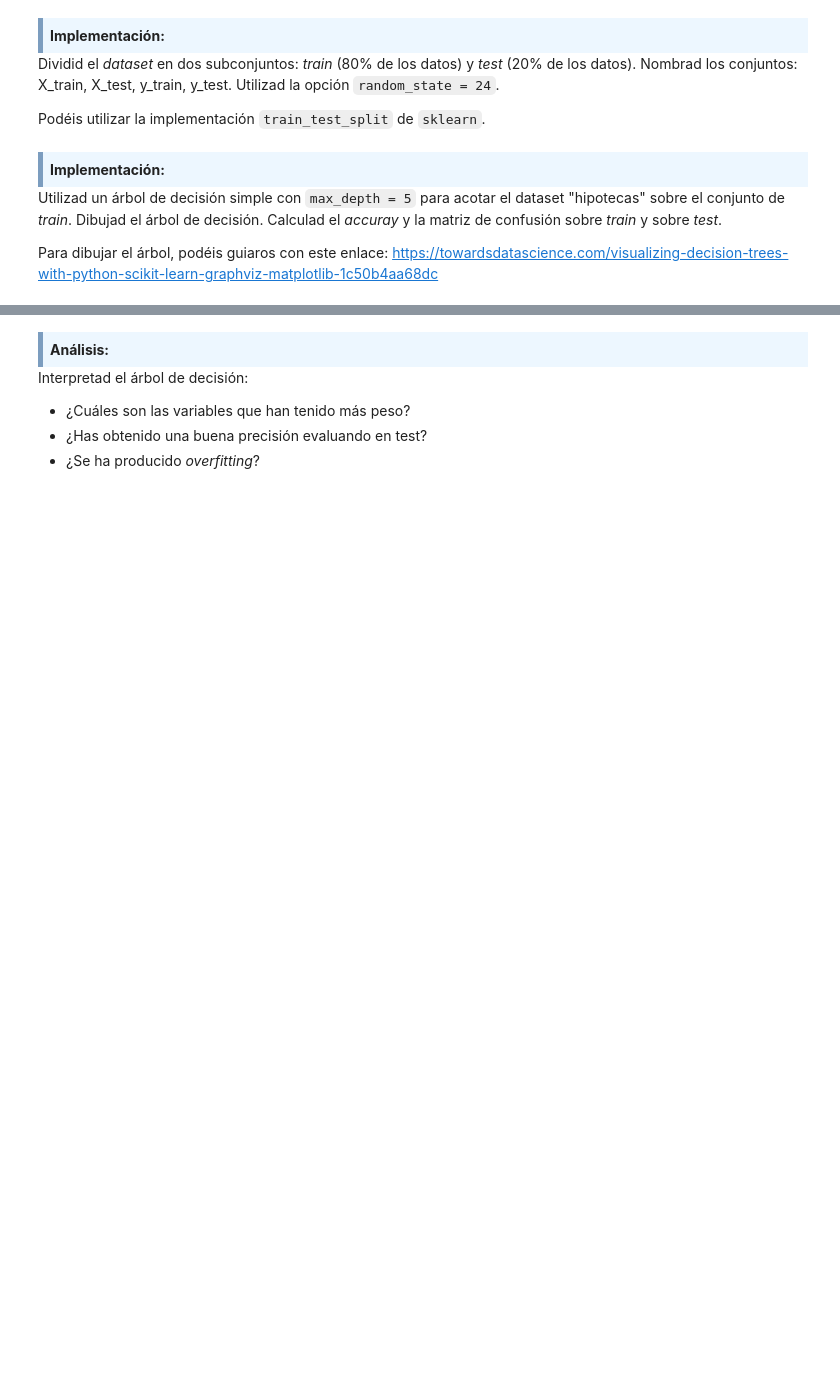
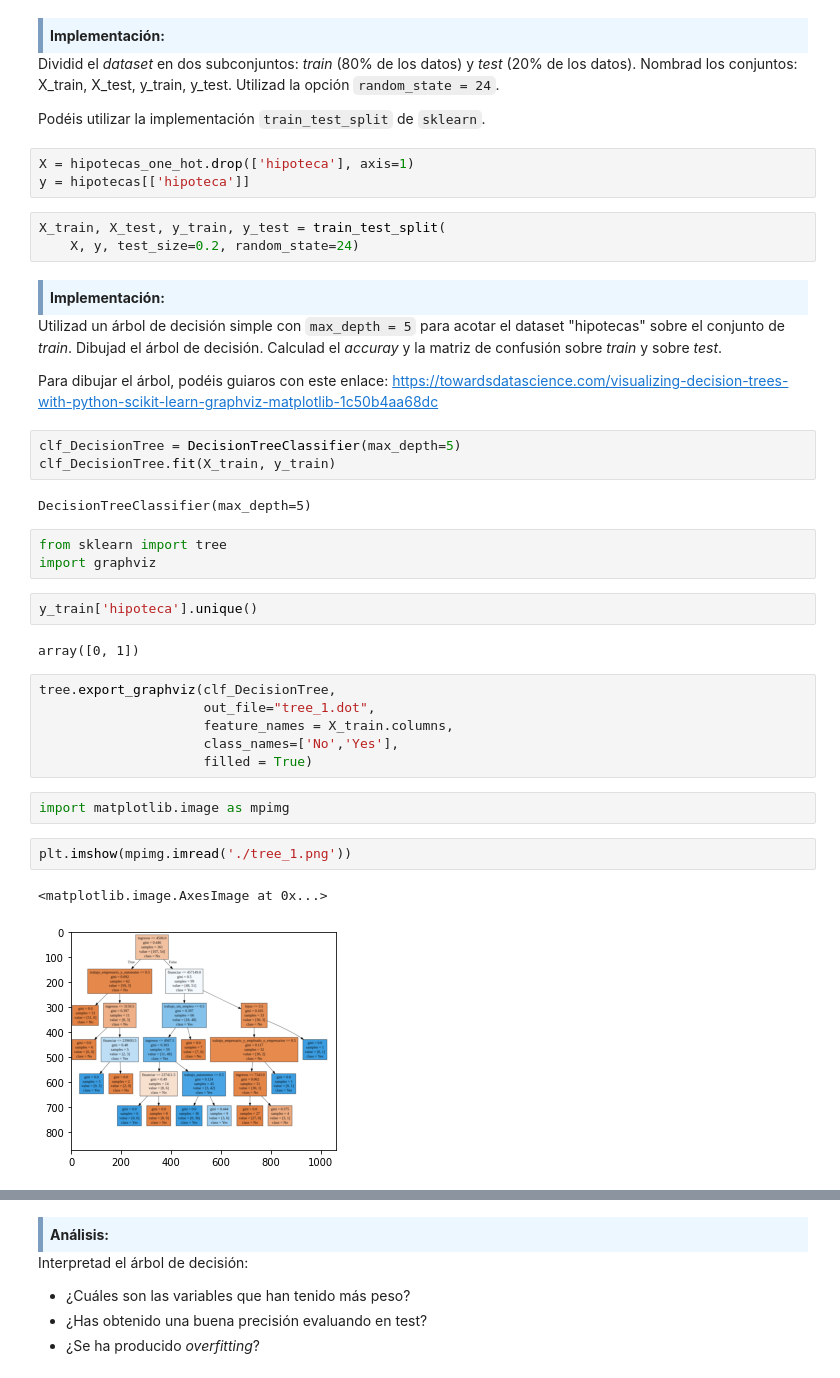
Before and after one commit to franjmelchor/MAMD_PEC3, a Jupyter notebook: code/20202_M2.855_PEC3_Enunciado.ipynb, the cells around one changed output, grey strips where cells are left out. Cells and saved outputs as stored; diff of their text form; blank space fills up the shorter version.

```diff
--- a/code/20202_M2.855_PEC3_Enunciado.ipynb
+++ b/code/20202_M2.855_PEC3_Enunciado.ipynb
@@ -830,6 +1047,12 @@ Para empezar, separamos el dataset entre _train_ y _test_.
 Dividid el _dataset_ en dos subconjuntos: _train_ (80% de los datos) y _test_ (20% de los datos). Nombrad los conjuntos: X_train, X_test, y_train, y_test. Utilizad la opción `random_state = 24`.
 
 Podéis utilizar la implementación `train_test_split` de `sklearn`.
+# %%
+X = hipotecas_one_hot.drop(['hipoteca'], axis=1)
+y = hipotecas[['hipoteca']]
+# %%
+X_train, X_test, y_train, y_test = train_test_split(
+    X, y, test_size=0.2, random_state=24)
 # %% [markdown]
 <div style="background-color: #EDF7FF; border-color: #7C9DBF; border-left: 5px solid #7C9DBF; padding: 0.5em;">
 <strong>Implementación:</strong>
@@ -838,3 +1061,28 @@ Podéis utilizar la implementación `train_test_split` de `sklearn`.
 Utilizad un árbol de decisión simple con `max_depth = 5` para acotar el dataset "hipotecas" sobre el conjunto de _train_. Dibujad el árbol de decisión. Calculad el _accuray_ y la matriz de confusión sobre _train_ y sobre _test_.
 
 Para dibujar el árbol, podéis guiaros con este enlace: https://towardsdatascience.com/visualizing-decision-trees-with-python-scikit-learn-graphviz-matplotlib-1c50b4aa68dc
+# %%
+clf_DecisionTree = DecisionTreeClassifier(max_depth=5)
+clf_DecisionTree.fit(X_train, y_train)
+# %% [output]
+DecisionTreeClassifier(max_depth=5)
+# %%
+from sklearn import tree
+import graphviz
+# %%
+y_train['hipoteca'].unique()
+# %% [output]
+array([0, 1])
+# %%
+tree.export_graphviz(clf_DecisionTree,
+                     out_file="tree_1.dot",
+                     feature_names = X_train.columns,
+                     class_names=['No','Yes'],
+                     filled = True)
+# %%
+import matplotlib.image as mpimg
+# %%
+plt.imshow(mpimg.imread('./tree_1.png'))
+# %% [output]
+<matplotlib.image.AxesImage at 0x...>
+[figure, added]
```
Also changed, not shown: parts of 51 cells of this notebook, 3 other files.
